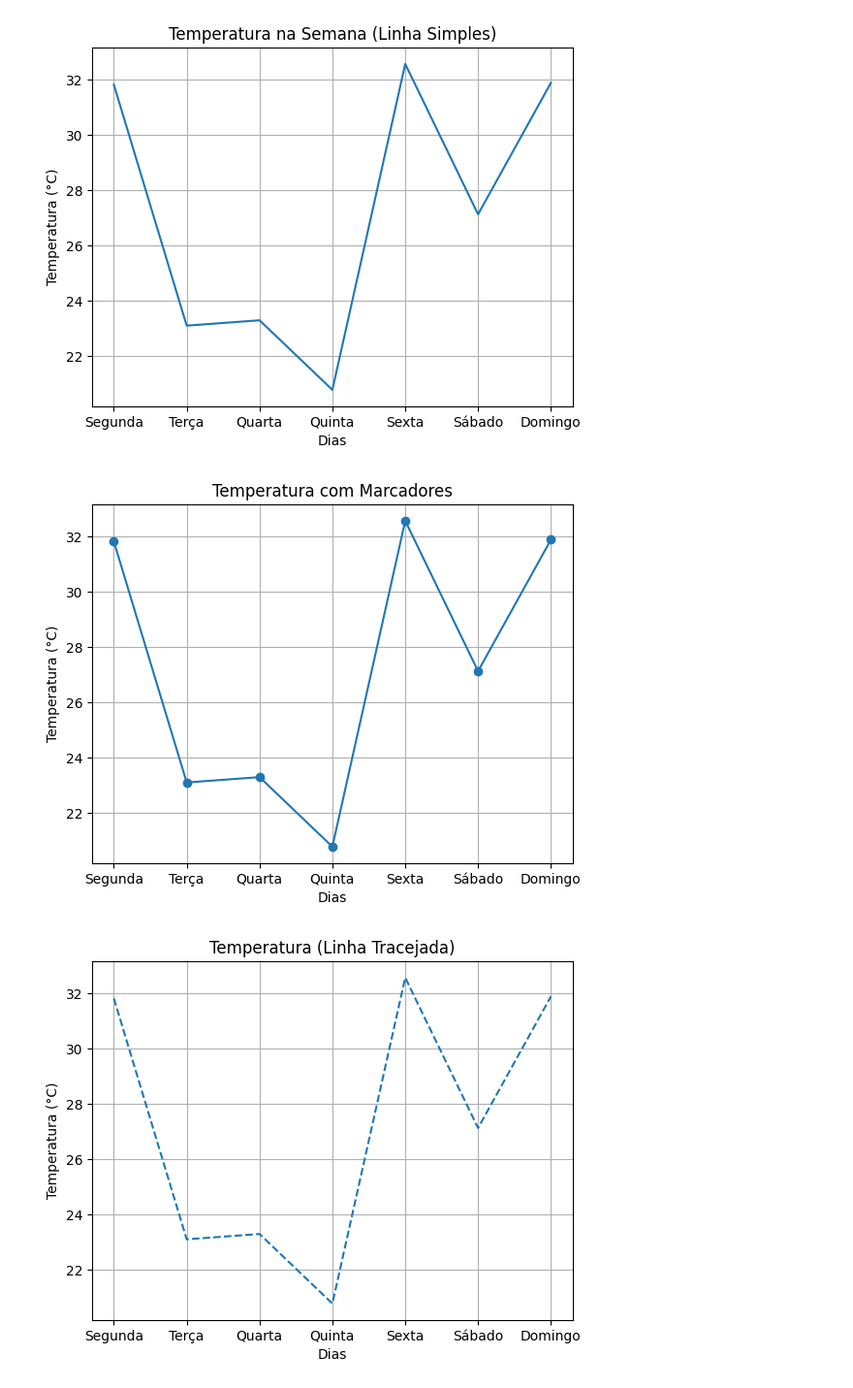
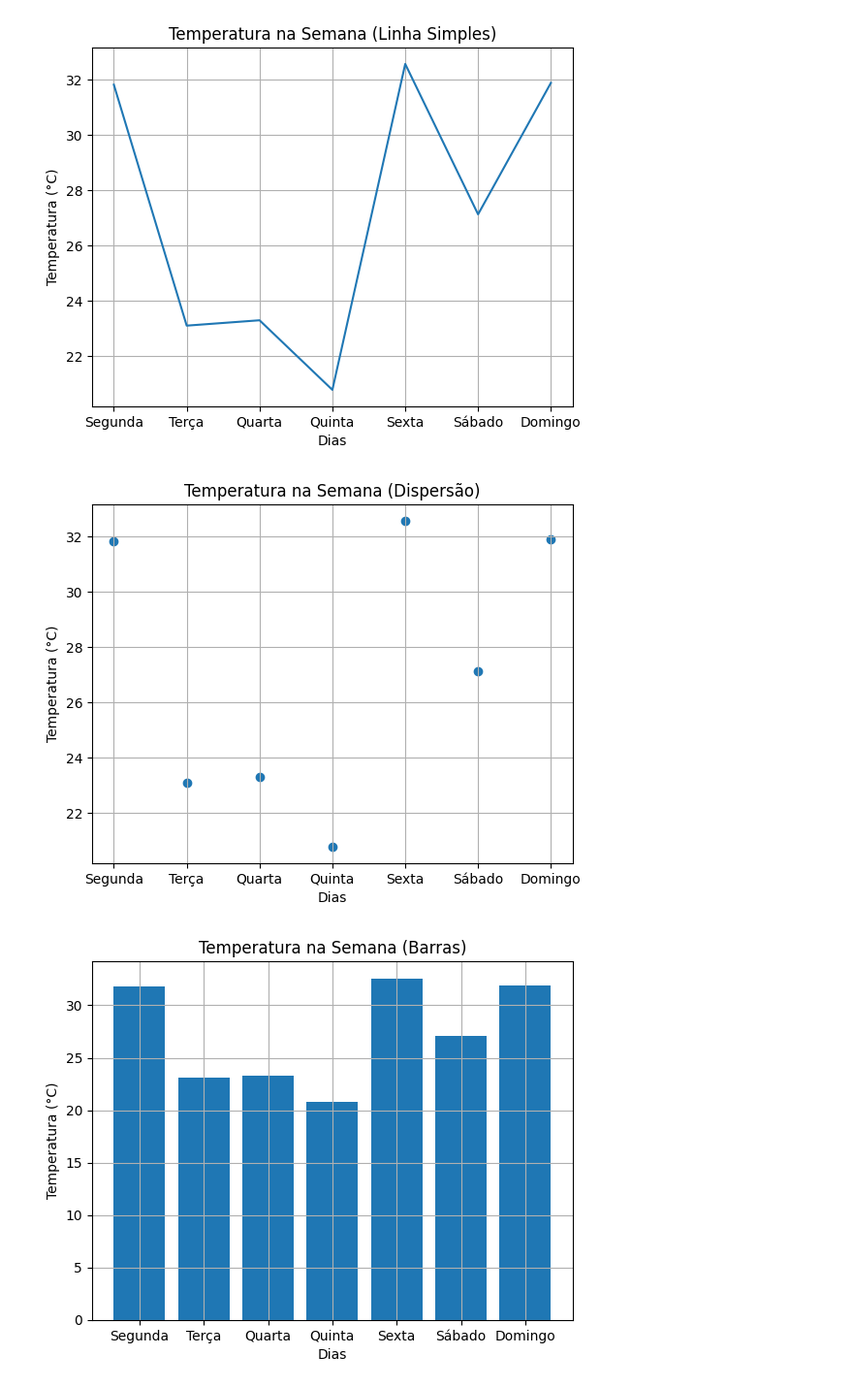
Before and after one commit to MarcosVasc/Workshop26.1, a Jupyter notebook: Workshop 18.03/Atividade_Prática.ipynb, the cells around one changed output. Shown at 97% size. Saved outputs shown, nothing was run; the diff lists cells and outputs as text; code cells hidden in the pictures.

```diff
--- a/Workshop 18.03/Atividade_Prática.ipynb
+++ b/Workshop 18.03/Atividade_Prática.ipynb
@@ -45,20 +45,20 @@ plt.show()
 # %% [output]
 [figure]
 # %%
-plt.plot(dias, temperaturas, marker='o')
-plt.title("Temperatura com Marcadores")
+plt.scatter(dias, temperaturas)
+plt.title("Temperatura na Semana (Dispersão)")
 plt.xlabel("Dias")
 plt.ylabel("Temperatura (°C)")
 plt.grid()
 plt.show()
 # %% [output]
-[figure, old version]
+[figure, new version]
 # %%
-plt.plot(dias, temperaturas, linestyle='--')
-plt.title("Temperatura (Linha Tracejada)")
+plt.bar(dias, temperaturas)
+plt.title("Temperatura na Semana (Barras)")
 plt.xlabel("Dias")
 plt.ylabel("Temperatura (°C)")
 plt.grid()
 plt.show()
 # %% [output]
-[figure, old version]
+[figure, new version]
```
